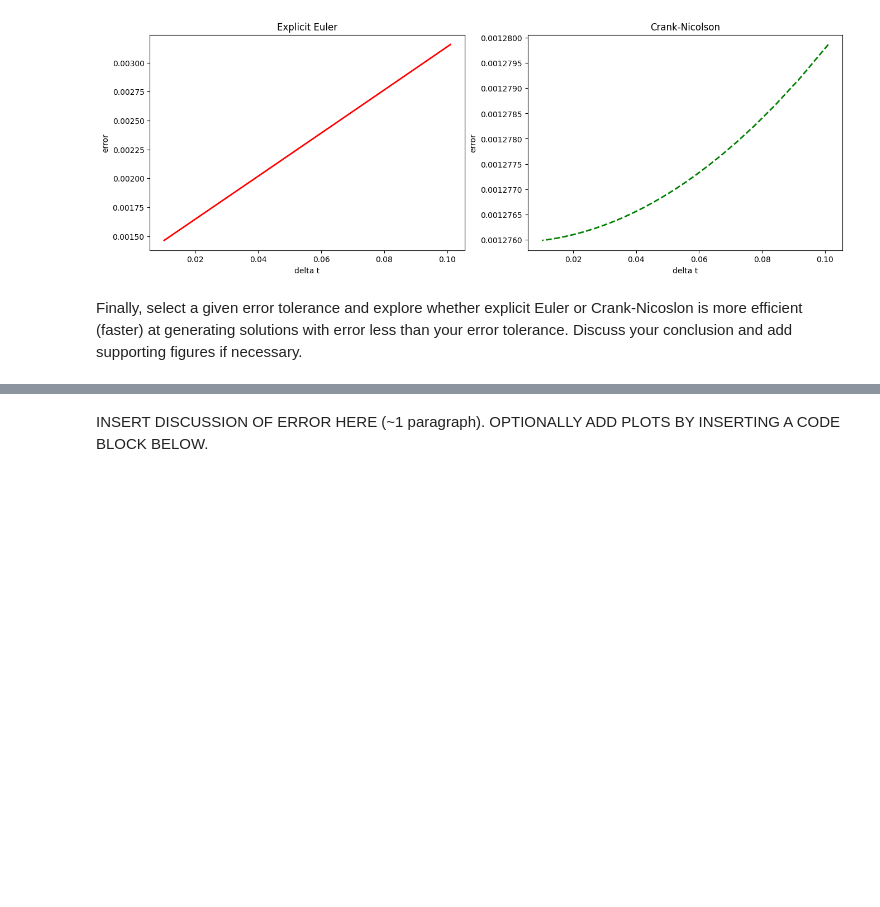
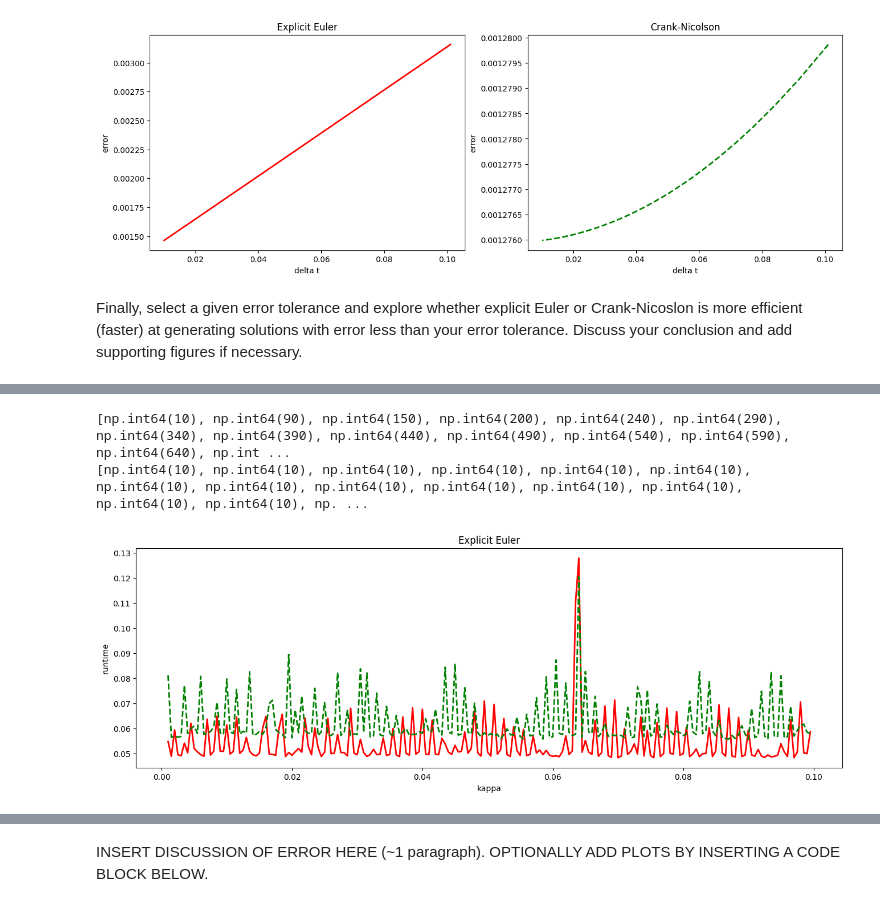
Before and after one commit to johnryantaylor/QCES, a Jupyter notebook: Project1_numerical_methods.ipynb, the cells around one changed output, grey strips where cells are left out. Cells and saved outputs as stored; diff of their text form; code cells hidden in the pictures; blank space fills up the shorter version.

```diff
--- a/Project1_numerical_methods.ipynb
+++ b/Project1_numerical_methods.ipynb
@@ -373,5 +385,5 @@ error_tolerance = 0.1
 # %%
-
 def get_error(final_timestep, exact_solution):
-  return np.average(np.abs((exact_solution - final_timestep) / exact_solution))
+  # Use root mean squared error
+  return np.sqrt(np.mean((final_timestep - exact_solution) ** 2))
 # %%
@@ -394,0 +421,25 @@ def get_runtime_of_method(kappa, error_tolerance, timestep_method):
+# %%
+def get_runtime_of_method(kappa, error_tolerance, timestep_method):
+  best_nt = get_lowest_fidelity_resolution_within_threshold(kappa, error_tolerance, timestep_method)
+  return stimulate_runtime(best_nt, kappa, timestep_method), best_nt
+# %%
+kappas = np.arange(min_kappa, max_kappa, kappa_step_size)
+ee_runtimes = []
+cn_runtimes = []
+
+ee_nts = []
+cn_nts = []
+
+i = 0
+for k in kappas:
+  ee_runtime, ee_nt = get_runtime_of_method(k, error_tolerance, EE)
+  cn_runtime, cn_nt = get_runtime_of_method(k, error_tolerance, CN)
+
+  ee_runtimes.append(ee_runtime)
+  cn_runtimes.append(cn_runtime)
+
+  ee_nts.append(ee_nt)
+  cn_nts.append(cn_nt)
+
+  print(100 * i / len(kappas), "% done", ee_nt, cn_nt)
+  i += 1
@@ -394,0 +477,19 @@ def get_runtime_of_method(kappa, error_tolerance, timestep_method):
+# %%
+print(ee_nts)
+print(cn_nts)
+# %% [output]
+[np.int64(10), np.int64(90), np.int64(150), np.int64(200), np.int64(240), np.int64(290), np.int64(340), np.int64(390), np.int64(440), np.int64(490), np.int64(540), np.int64(590), np.int64(640), np.int ...
+[np.int64(10), np.int64(10), np.int64(10), np.int64(10), np.int64(10), np.int64(10), np.int64(10), np.int64(10), np.int64(10), np.int64(10), np.int64(10), np.int64(10), np.int64(10), np.int64(10), np. ...
+# %%
+plt.figure(figsize=(16, 5))
+
+plt.plot(kappas, ee_runtimes, 'r', label='EE', linewidth=2)
+plt.xlabel('kappa')
+plt.ylabel('runtime')
+plt.title('Explicit Euler')
+
+plt.plot(kappas, cn_runtimes, 'g--', label='CN', linewidth=2)
+
+plt.show()
+# %% [output]
+[figure, added]
```
Also changed, not shown: parts of 7 cells of this notebook.
